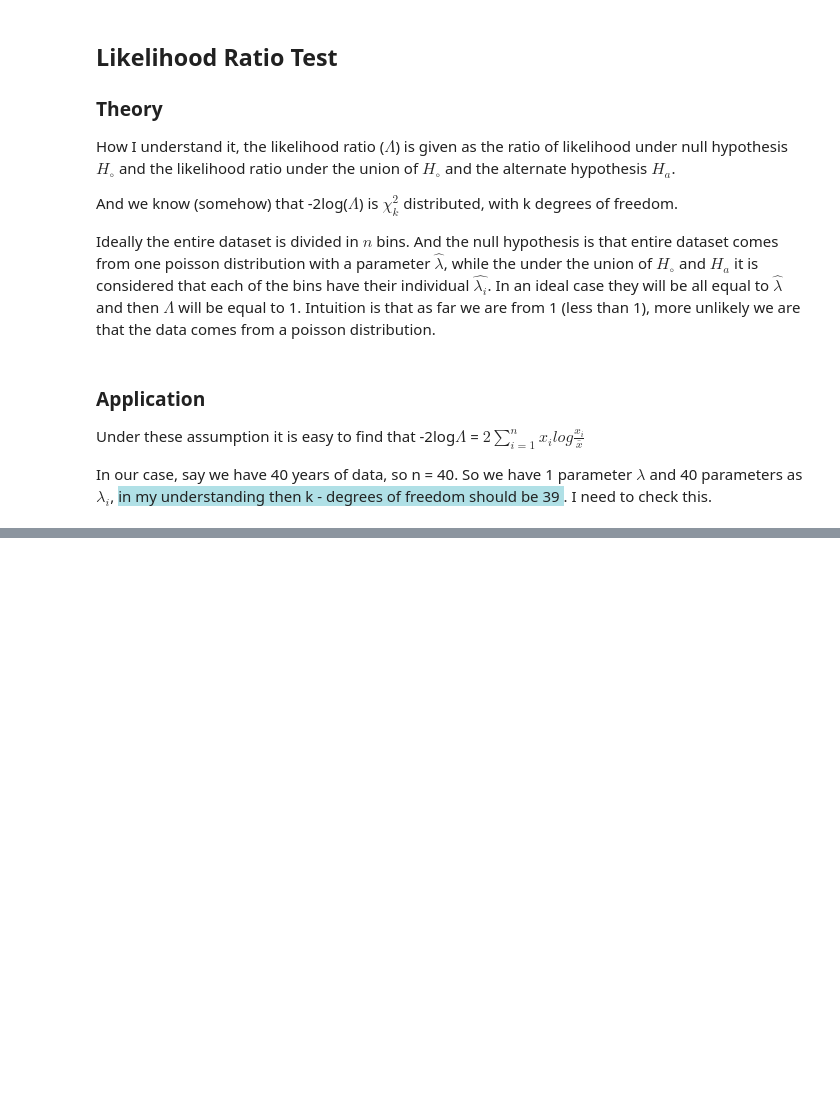
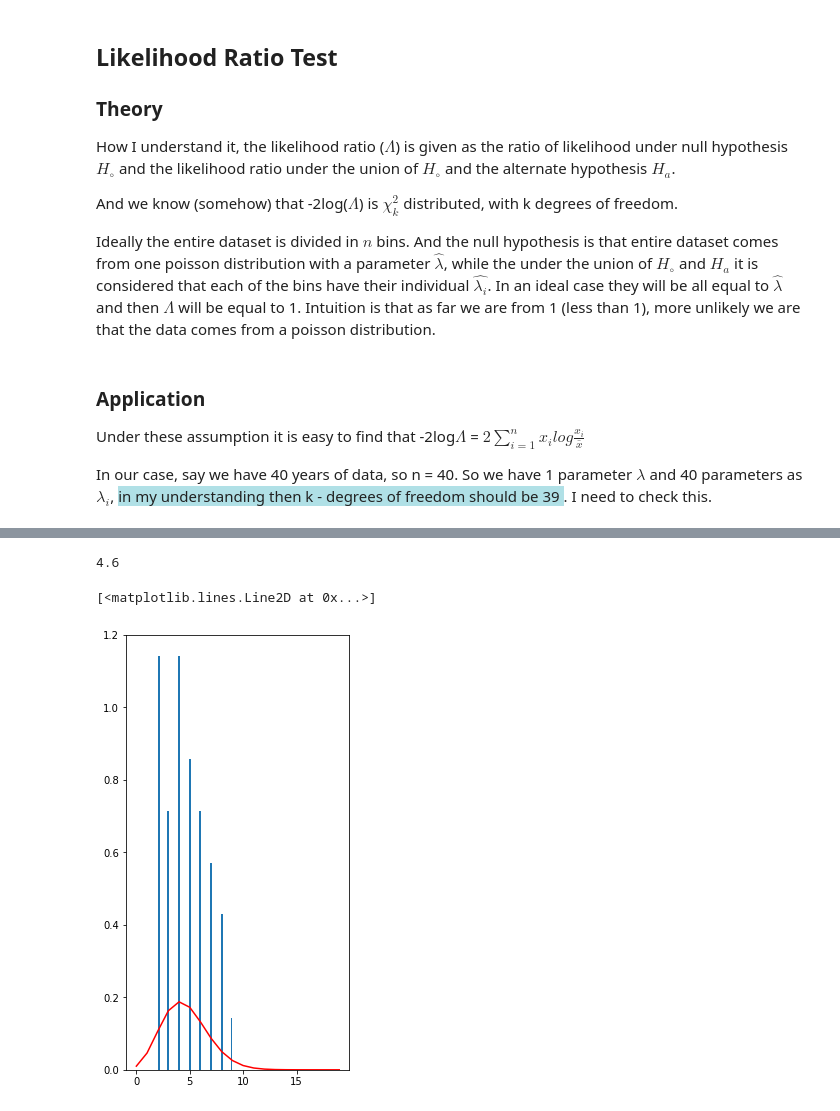
Before and after one commit to melioristic/poisson-test, a Jupyter notebook: Poisson-test.ipynb, the cells around one changed output, grey strips where cells are left out. Cells and saved outputs as stored; diff of their text form; code cells hidden in the pictures; blank space fills up the shorter version.

```diff
--- a/Poisson-test.ipynb
+++ b/Poisson-test.ipynb
@@ -32,0 +141,26 @@ In our case, say we have 40 years of data, so n = 40. So we have 1 parameter $\l
+# %%
+from scipy.stats import poisson
+
+# Calculate the number of events in each year
+
+n_events_year = np.zeros(2019-1979)
+
+for time in dt_3_95:
+    i = time.year-1979
+    n_events_year[i]+=1
+
+mu = np.average(n_events_year)
+print(mu)
+k_list= np.arange(20)
+
+prob = poisson.pmf(k_list, mu)
+
+# plot the histogram and the poisson distribution
+
+fig, ax = plt.subplots(1,1, figsize = (4,8))
+ax.hist(n_events_year, bins = 40, density = True)
+ax.plot(k_list, prob, color = 'r')
+# %% [output]
+4.6
+[<matplotlib.lines.Line2D at 0x...>]
+[figure, added]
```
Also changed, not shown: parts of 7 cells of this notebook.
